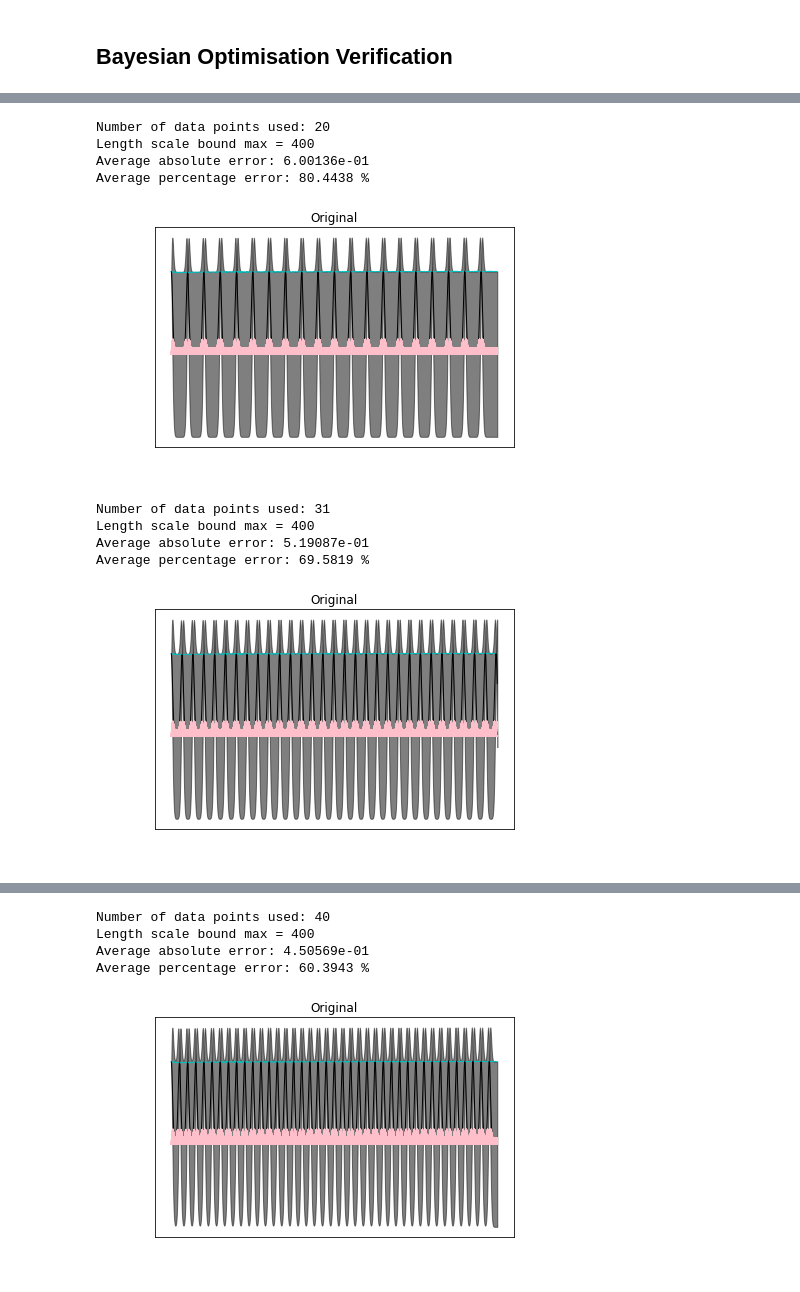
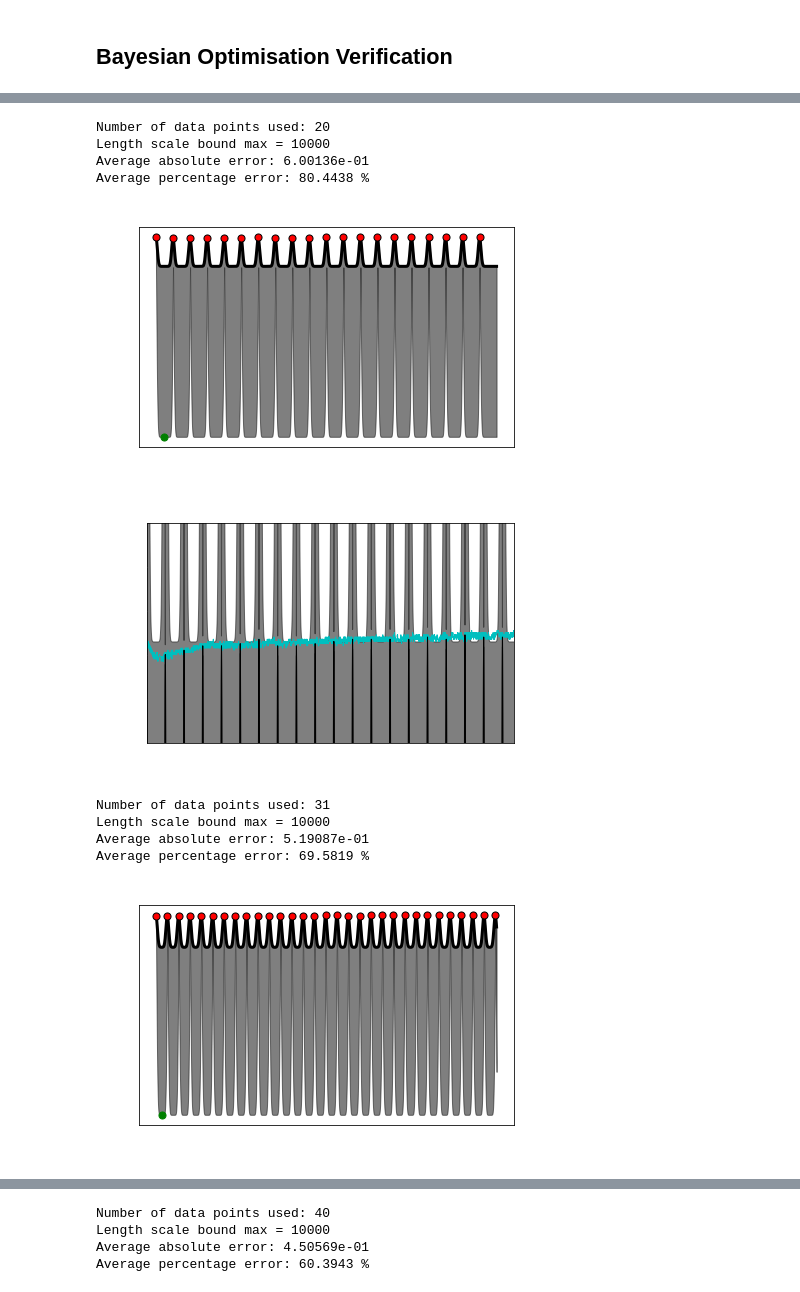
Before and after one commit to michelleliu1027/Bayesian_PV, a Jupyter notebook: BO_demo.ipynb, the cells around one changed output, grey strips where cells are left out. Cells and saved outputs as stored; diff of their text form; code cells hidden in the pictures.

```diff
--- a/BO_demo.ipynb
+++ b/BO_demo.ipynb
@@ -122,7 +122,7 @@ def ucbplot(X,Y,X_, y_mean,ucb_y_min):
 # Function to find the length scale bound max automatically
 def find_lsb_max (x_normal ,y_normal,X,X_,Y):
     # Length scale list from 10^-1 to 10^4 in 0.1 increments
-    ls_power = np.linspace(-1,4,51)
+    ls_power = np.linspace(-1,4,20)
     ls_list = np.power(10,ls_power)
     length_scale_bounds_MIN = 1e-6
 
@@ -137,10 +137,9 @@ def find_lsb_max (x_normal ,y_normal,X,X_,Y):
 
         if average_percentage_error < 0.2:
             break
-    print('Length scale bound max =',length_scale_bounds_MAX)
-    print ('Average percentage error:',
-    np.format_float_positional(np.mean(np.absolute((y_normal-y_mean)/y_normal*100)),precision=4),'%')
-    plot(x_normal ,y_normal, X,X_,y_mean,Y,y_cov)
+    # print('Length scale bound max =',length_scale_bounds_MAX)
+    # print ('Average percentage error:',
+    # np.format_float_positional(np.mean(np.absolute((y_normal-y_mean)/y_normal*100)),precision=4),'%')
     return int(length_scale_bounds_MAX)
 
 # find_lsb_max (x_normal ,y_normal,X,X_,Y)
@@ -173,64 +171,47 @@ Average percentage error: 0.1304 %
 # %%
-# Ploting ei value from ei aquisition equation
+# Ploting ucb value from ei aquisition equation
 # with different amound of data
+# with lsb max
 # Kernel setting
-length_scale_bounds_MAX = 400
+length_scale_bounds_MAX = 1000
 length_scale_bounds_MIN = 1e-4
 
 for NUM_OF_DATA_POINTS in (20,30,40,50,60,80,100,120,150,200,300,500):
     x_loop = np.arange(0,5000,int(5000/NUM_OF_DATA_POINTS))
     X = x_normal[x_loop].reshape(x_loop.size)
     Y = y_normal[x_loop]
     X = X.reshape(x_loop.size,1)
 
     kernel = 1.0 * RBF(length_scale=20,length_scale_bounds=(length_scale_bounds_MIN, length_scale_bounds_MAX)) + WhiteKernel(noise_level=0.00000001)
     gp = GaussianProcessRegressor(kernel=kernel,alpha=0.0).fit(X, Y)
     y_mean, y_cov = gp.predict(X_[:, np.newaxis], return_cov=True)
 
     # Get ucb prediction
     acp_value = ucb(X_, gp, 0.1, 5)
-    # X_min = np.argmin(acp_value[-1])
-    # ucb_y_min = acp_value[-1]
-    ei_value = ei(X_, gp, max(y_normal))
+    X_min = np.argmin(acp_value[-1])
+    ucb_y_min = acp_value[-1]
+    # ei_value = ei(X_, gp, max(y_normal))
     # print(ei_value)
-    rucb_value = rucb_balance(X_, gp, 0.1,5)
+    # rucb_value = rucb_balance(X_, gp, 0.1,5)
 
     print('Number of data points used:', x_loop.size)
+    length_scale_bounds_MAX = find_lsb_max(x_normal ,y_normal,X,X_,Y)
     print('Length scale bound max =',length_scale_bounds_MAX)
     print ('Average absolute error:',
     np.format_float_scientific(np.mean(np.absolute(y_normal-y_mean)),precision=5))
     print ('Average percentage error:',
     np.format_float_positional(np.mean(np.absolute((y_normal-y_mean)/y_normal*100)),precision=4),'%')
-
-    #plot function
-    plt.figure()
-    plt.plot(X_, y_mean, 'k', lw=1, zorder=4)
-    plt.fill_between(X_, y_mean - np.sqrt(np.diag(y_cov)),y_mean + np.sqrt(np.diag(y_cov)),alpha=0.5, color='k')
-    plt.plot(x_normal, y_normal, 'c', lw=1, zorder=2)
-    # plt.plot(x_normal,ucb_y_min,'pink',lw=1,zorder=5)
-    # plt.scatter(np.argmin(ucb_y_min), min(ucb_y_min), c='r', s=20, zorder=6)
-    # plt.plot(x_normal,acp_value,'pink',lw=1,zorder=5)
-    # plt.plot(x_normal,acp_value[0],'pink',lw=1,zorder=5)
-    # plt.plot(x_normal,acp_value[-1],'pink',lw=1,zorder=5)
-    plt.plot(x_normal,ei_value,'pink',lw=1,zorder=5)
-
-    plt.tick_params(axis='y', colors = 'white')
-    plt.tick_params(axis='x', colors = 'white')
-    plt.ylabel('Lifetime',color = 'white')
-    plt.xlabel('Time',color = 'white')
-    plt.title('Original')
-    # plt.xlim(0,4900)
-    # plt.ylim(0.7,0.8)
-    plt.tight_layout()
-    plt.show()
+    ucbplot(X,Y,X_, y_mean,ucb_y_min)
+    plot(x_normal ,y_normal, X,X_,y_mean,Y,y_cov)
 # %% [output]
 Number of data points used: 20
-Length scale bound max = 400
+Length scale bound max = 10000
 Average absolute error: 6.00136e-01
 Average percentage error: 80.4438 %
-[figure, old version]
+[figure, new version]
+[figure, new version]
 Number of data points used: 31
-Length scale bound max = 400
+Length scale bound max = 10000
 Average absolute error: 5.19087e-01
 Average percentage error: 69.5819 %
-[figure, old version]
+[figure, new version]
@@ -237,5 +219,4 @@ Average percentage error: 69.5819 %
 Number of data points used: 40
-Length scale bound max = 400
+Length scale bound max = 10000
 Average absolute error: 4.50569e-01
 Average percentage error: 60.3943 %
-[figure, old version]
```
Also changed, not shown: parts of 3 cells of this notebook.
